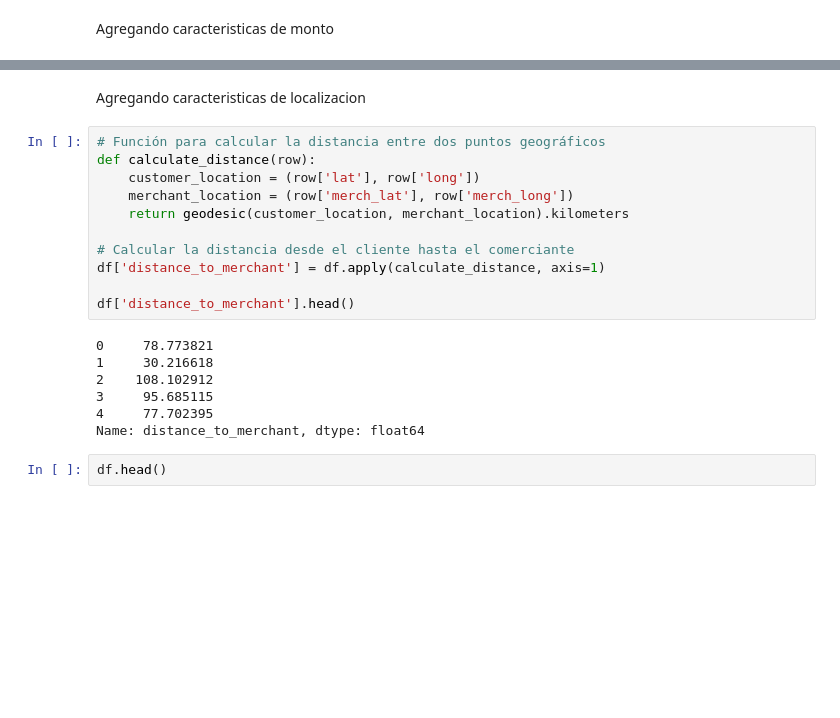
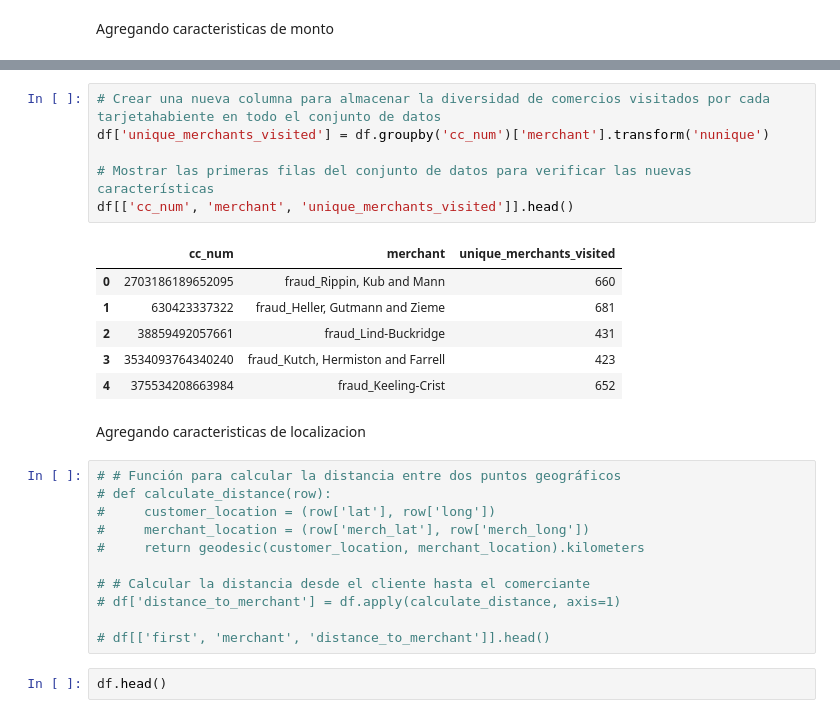
Before and after one commit to javim7/Proyecto2-SDS, a Jupyter notebook: proyecto2.ipynb, the cells around one changed output, grey strips where cells are left out. Drawn from its saved outputs; the diff is of its cells as text; blank space fills up the shorter version.

```diff
--- a/proyecto2.ipynb
+++ b/proyecto2.ipynb
@@ -191,23 +195,29 @@ df[['cc_num', 'avg_transaction_amt', 'std_transaction_amt', 'transaction_count']
+# %%
+# Crear una nueva columna para almacenar la diversidad de comercios visitados por cada tarjetahabiente en todo el conjunto de datos
+df['unique_merchants_visited'] = df.groupby('cc_num')['merchant'].transform('nunique')
+
+# Mostrar las primeras filas del conjunto de datos para verificar las nuevas características
+df[['cc_num', 'merchant', 'unique_merchants_visited']].head()
+# %% [output]
+|  | cc_num | merchant | unique_merchants_visited |
+| 0 | 2703186189652095 | fraud_Rippin, Kub and Mann | 660 |
+| 1 | 630423337322 | fraud_Heller, Gutmann and Zieme | 681 |
+| 2 | 38859492057661 | fraud_Lind-Buckridge | 431 |
+| 3 | 3534093764340240 | fraud_Kutch, Hermiston and Farrell | 423 |
+| 4 | 375534208663984 | fraud_Keeling-Crist | 652 |
 # %% [markdown]
 Agregando caracteristicas de localizacion
 # %%
-# Función para calcular la distancia entre dos puntos geográficos
-def calculate_distance(row):
-    customer_location = (row['lat'], row['long'])
-    merchant_location = (row['merch_lat'], row['merch_long'])
-    return geodesic(customer_location, merchant_location).kilometers
+# # Función para calcular la distancia entre dos puntos geográficos
+# def calculate_distance(row):
+#     customer_location = (row['lat'], row['long'])
+#     merchant_location = (row['merch_lat'], row['merch_long'])
+#     return geodesic(customer_location, merchant_location).kilometers
 
-# Calcular la distancia desde el cliente hasta el comerciante
-df['distance_to_merchant'] = df.apply(calculate_distance, axis=1)
+# # Calcular la distancia desde el cliente hasta el comerciante
+# df['distance_to_merchant'] = df.apply(calculate_distance, axis=1)
 
-df['distance_to_merchant'].head()
+# df[['first', 'merchant', 'distance_to_merchant']].head()
-# %% [output]
-0     78.773821
-1     30.216618
-2    108.102912
-3     95.685115
-4     77.702395
-Name: distance_to_merchant, dtype: float64
 # %%
 df.head()
 # %% [output]
```
Also changed, not shown: parts of 14 cells of this notebook.
